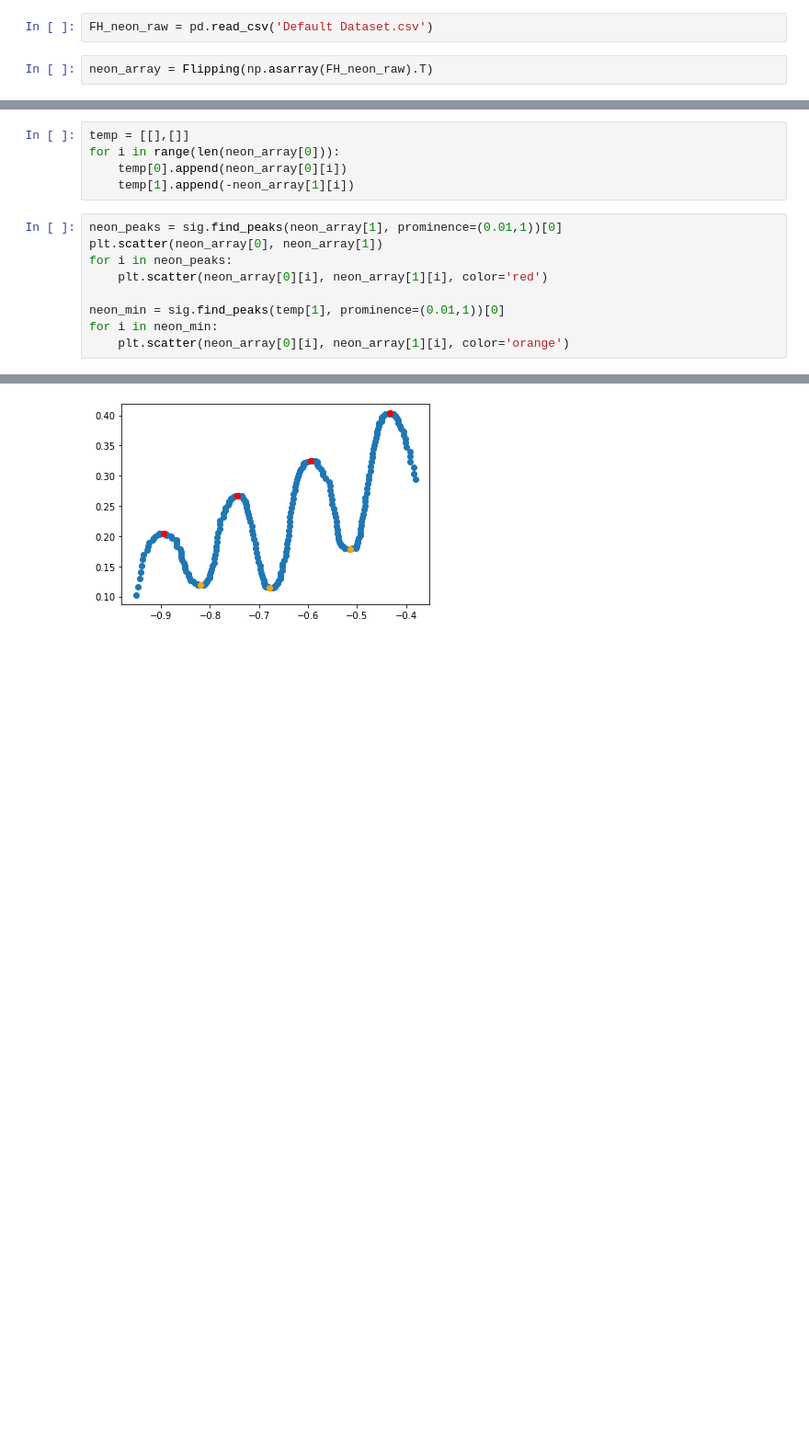
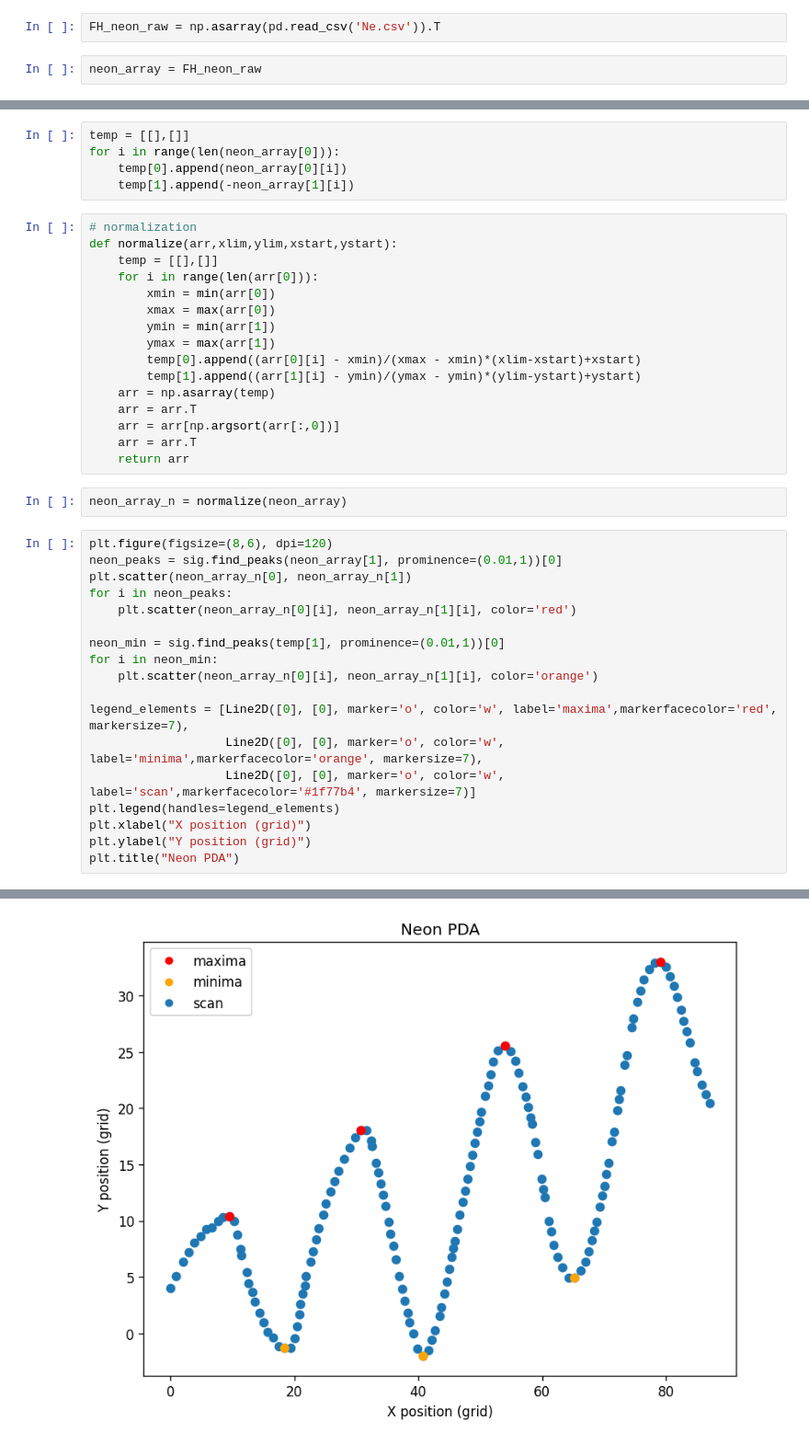
Before and after one commit to alberthu233/Phys432, a Jupyter notebook: FH/FH.ipynb, the cells around one changed output, grey strips where cells are left out. Shown at 92% size. Cells and saved outputs as stored; diff of their text form; blank space fills up the shorter version.

```diff
--- a/FH/FH.ipynb
+++ b/FH/FH.ipynb
@@ -15,6 +15,6 @@ def Flipping(arr):
     arr = arr.T
     return arr
 # %%
-FH_neon_raw = pd.read_csv('Default Dataset.csv')
+FH_neon_raw = np.asarray(pd.read_csv('Ne.csv')).T
 # %%
-neon_array = Flipping(np.asarray(FH_neon_raw).T)
+neon_array = FH_neon_raw
@@ -32,13 +25,40 @@ temp = [[],[]]
 for i in range(len(neon_array[0])):
     temp[0].append(neon_array[0][i])
     temp[1].append(-neon_array[1][i])
+# %%
+# normalization
+def normalize(arr,xlim,ylim,xstart,ystart):
+    temp = [[],[]]
+    for i in range(len(arr[0])):
+        xmin = min(arr[0])
+        xmax = max(arr[0])
+        ymin = min(arr[1])
+        ymax = max(arr[1])
+        temp[0].append((arr[0][i] - xmin)/(xmax - xmin)*(xlim-xstart)+xstart)
+        temp[1].append((arr[1][i] - ymin)/(ymax - ymin)*(ylim-ystart)+ystart)
+    arr = np.asarray(temp)
+    arr = arr.T
+    arr = arr[np.argsort(arr[:,0])]
+    arr = arr.T
+    return arr
+# %%
+neon_array_n = normalize(neon_array)
 # %%
+plt.figure(figsize=(8,6), dpi=120)
 neon_peaks = sig.find_peaks(neon_array[1], prominence=(0.01,1))[0]
-plt.scatter(neon_array[0], neon_array[1])
+plt.scatter(neon_array_n[0], neon_array_n[1])
 for i in neon_peaks:
-    plt.scatter(neon_array[0][i], neon_array[1][i], color='red')
+    plt.scatter(neon_array_n[0][i], neon_array_n[1][i], color='red')
 
 neon_min = sig.find_peaks(temp[1], prominence=(0.01,1))[0]
 for i in neon_min:
-    plt.scatter(neon_array[0][i], neon_array[1][i], color='orange')
+    plt.scatter(neon_array_n[0][i], neon_array_n[1][i], color='orange')
+
+legend_elements = [Line2D([0], [0], marker='o', color='w', label='maxima',markerfacecolor='red', markersize=7),
+                   Line2D([0], [0], marker='o', color='w', label='minima',markerfacecolor='orange', markersize=7),
+                   Line2D([0], [0], marker='o', color='w', label='scan',markerfacecolor='#1f77b4', markersize=7)]
+plt.legend(handles=legend_elements)
+plt.xlabel("X position (grid)")
+plt.ylabel("Y position (grid)")
+plt.title("Neon PDA")
 # %% [output]
@@ -45 +66 @@ for i in neon_min:
-[figure, old version]
+[figure, new version]
```
Also changed, not shown: parts of 10 cells of this notebook, 2 other files.
